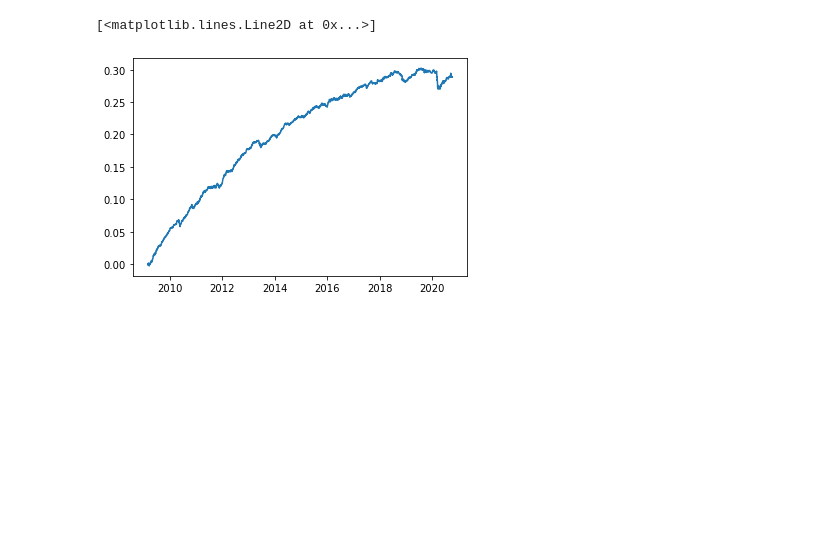
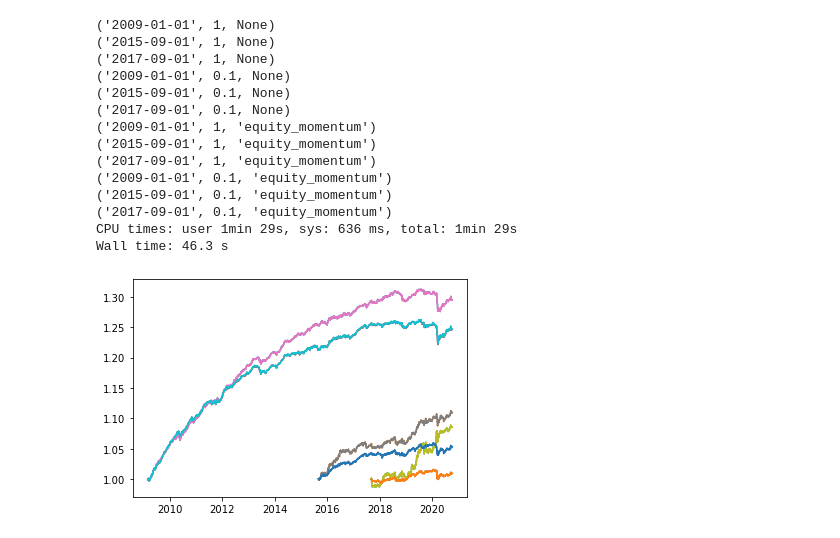
Before and after one commit to shenyifan17/combine_strategies, a Jupyter notebook: optimise.ipynb, the cells around one changed output. Drawn from its saved outputs; the diff is of its cells as text; code cells hidden in the pictures; blank space fills up the shorter version.

```diff
--- a/optimise.ipynb
+++ b/optimise.ipynb
@@ -63,24 +86,13 @@ for strategy in df_norm.columns[1:]:
-# %%
-from scipy.optimize import minimize
-# minimize negative sharpe ratio
-num_strategies = len(df_return.columns) - 1
-init_guess = np.array(np.random.random(num_strategies))
-init_guess /= np.sum(initial_weights)
 # %%
-def get_stats(weights):
+def get_stats(weights, df_return):
     weights = np.array(weights)
     ret = np.sum(df_return.mean() * weights) * 252
     vol = np.sqrt(np.dot(weights.T, np.dot(df_return.cov() * 252, weights)))
     sharpe_ratio = ret/vol
     return [ret, vol, sharpe_ratio]
 
-def neg_sharpe(weights):
-    return get_stats(weights)[2] * (-1)
+def neg_sharpe(weights, df_return):
+    return get_stats(weights, df_return)[2] * (-1)
 
 def check_sum(weights):
     return np.sum(weights) - 1
-# %%
-# create constraint variable
-cons = ({'type': 'eq', 'fun': check_sum})
-bounds = tuple([(0,1) for i in range(num_strategies)])
-opt_results = minimize(neg_sharpe, init_guess, method='SLSQP', bounds=bounds, constraints=cons)
@@ -107,6 +98,0 @@ opt_results
-# %%
-df_portfolio = df_return[df_return.columns[1:]] * opt_results.x
-plt.plot(df_return['Date'], df_portfolio.sum(axis=1).cumsum())
-# %% [output]
-[<matplotlib.lines.Line2D at 0x...>]
-[figure, removed]
@@ -112,0 +134,41 @@ plt.plot(df_return['Date'], df_portfolio.sum(axis=1).cumsum())
+# %%
+settings = [
+            ('2009-01-01', 1, None),
+            ('2015-09-01', 1, None),
+            ('2017-09-01', 1, None),
+            ('2009-01-01', 0.1, None),
+            ('2015-09-01', 0.1, None),
+            ('2017-09-01', 0.1, None),
+            ('2009-01-01', 1, 'equity_momentum'),
+            ('2015-09-01', 1, 'equity_momentum'),
+            ('2017-09-01', 1, 'equity_momentum'),
+            ('2009-01-01', 0.1, 'equity_momentum'),
+            ('2015-09-01', 0.1, 'equity_momentum'),
+            ('2017-09-01', 0.1, 'equity_momentum')
+           ]
+
+result = {}
+# %%
+%%time
+for config in settings:
+    print(config)
+    result[config] = portfolio_optimisation(df_return,
+                                            cutoff_date=config[0],
+                                            upper_bound=config[1],
+                                            drop_strategy=config[2])
+# %% [output]
+('2009-01-01', 1, None)
+('2015-09-01', 1, None)
+('2017-09-01', 1, None)
+('2009-01-01', 0.1, None)
+('2015-09-01', 0.1, None)
+('2017-09-01', 0.1, None)
+('2009-01-01', 1, 'equity_momentum')
+('2015-09-01', 1, 'equity_momentum')
+('2017-09-01', 1, 'equity_momentum')
+('2009-01-01', 0.1, 'equity_momentum')
+('2015-09-01', 0.1, 'equity_momentum')
+('2017-09-01', 0.1, 'equity_momentum')
+CPU times: user 1min 29s, sys: 636 ms, total: 1min 29s
+Wall time: 46.3 s
+[figure, added]
```
Also changed, not shown: parts of 11 cells of this notebook.
